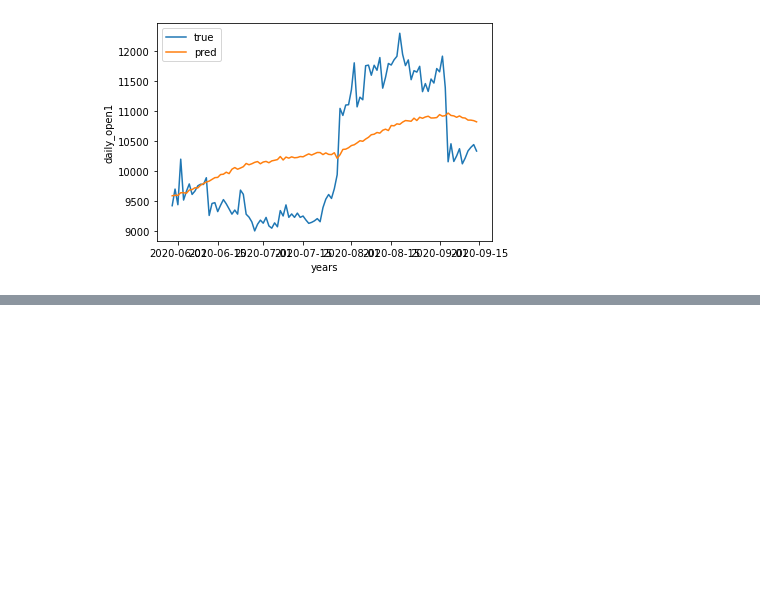
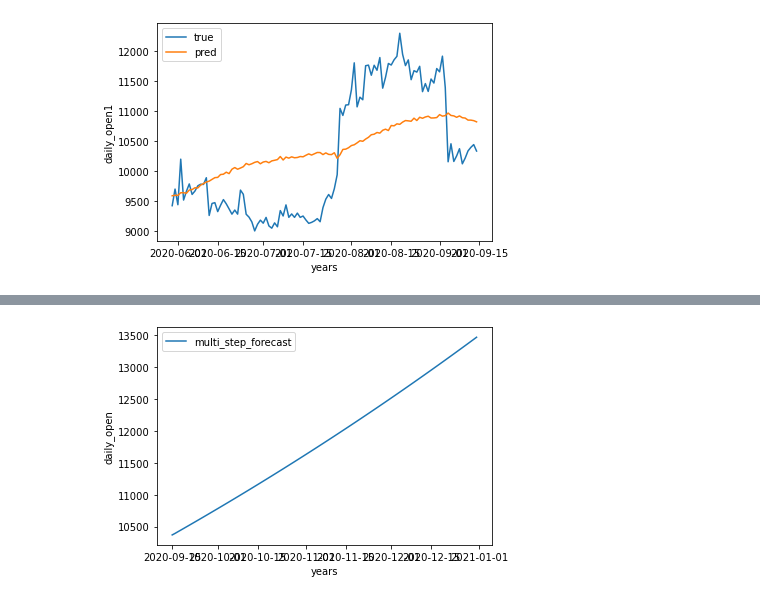
Before and after one commit to HamoyeHQ/05-bitcoin-trading, a Jupyter notebook: Open column time series.ipynb, the cells around one changed output, grey strips where cells are left out. Drawn from its saved outputs; the diff is of its cells as text; code cells hidden in the pictures; blank space fills up the shorter version.

```diff
--- a/Open column time series.ipynb
+++ b/Open column time series.ipynb
@@ -756,0 +935,8 @@ rmse of daily_open_series1 is 810.057
+# %%
+plt.plot(multi_steps_forecasts[-108:])
+plt.legend(['multi_step_forecast'])
+plt.xlabel('years')
+plt.ylabel('daily_open')
+plt.show()
+# %% [output]
+[figure, added]
```
Also changed, not shown: parts of 35 cells of this notebook.
